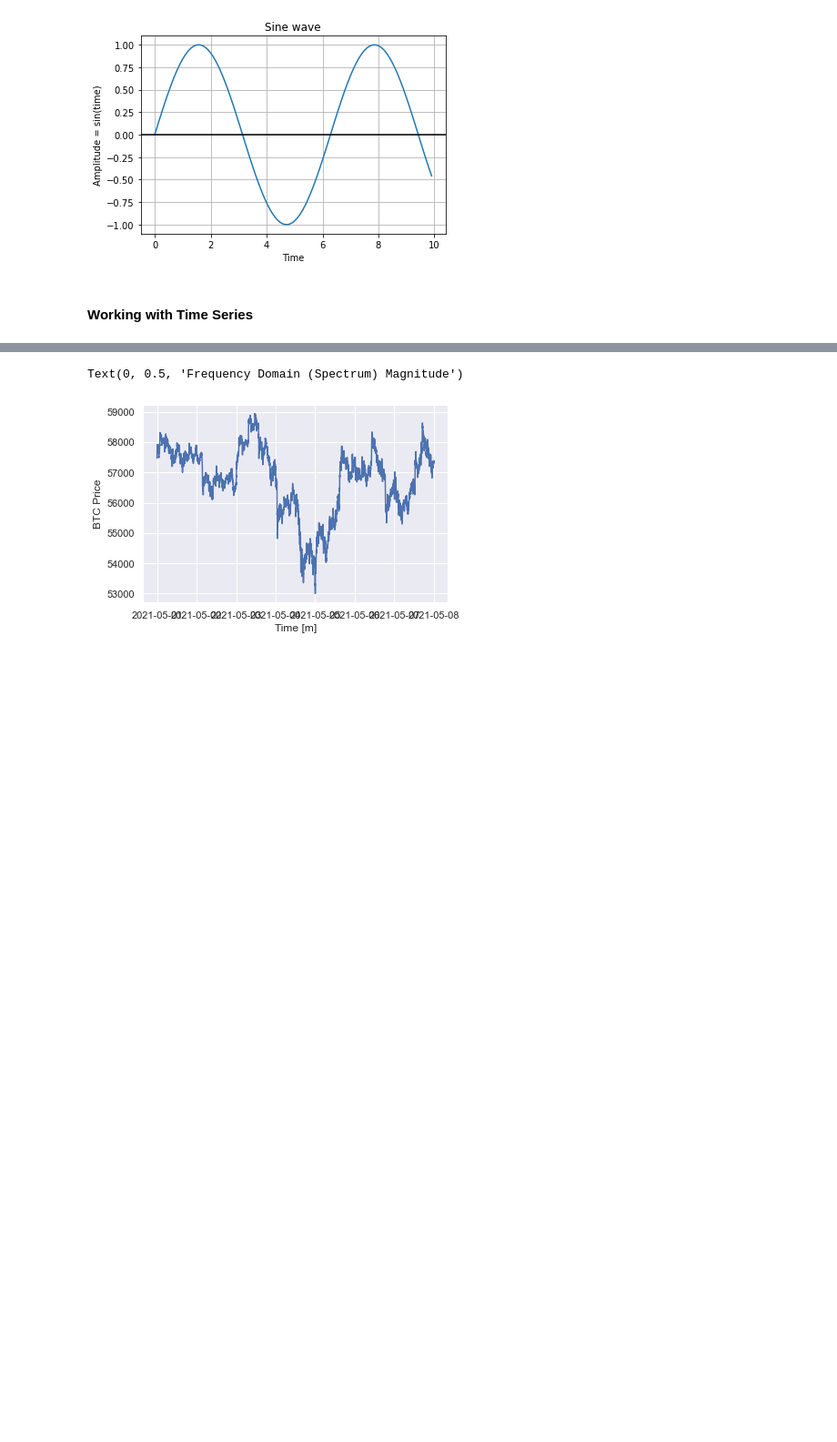
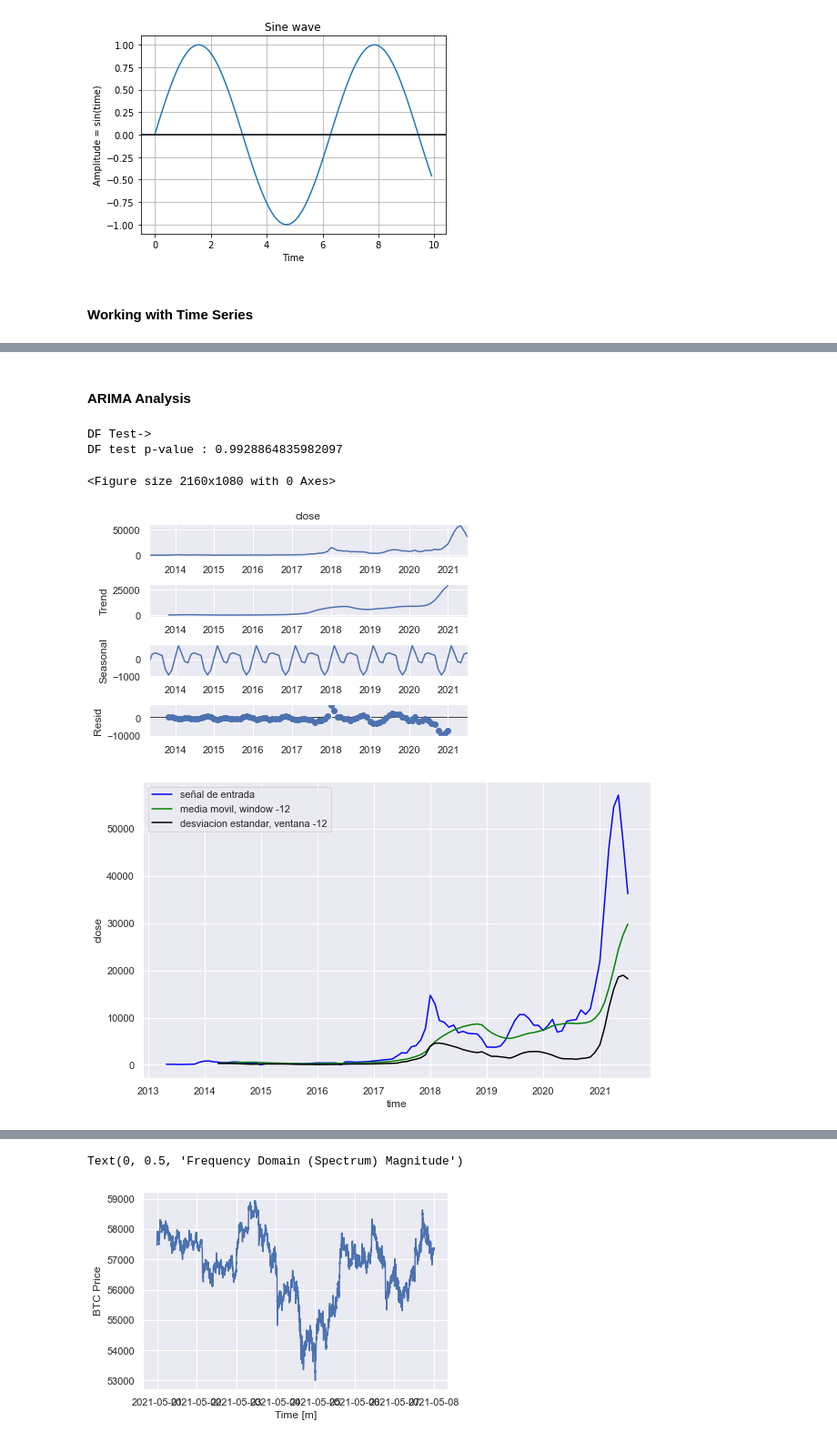
Before and after one commit to sebastianchaves/tp-ps-2021, a Jupyter notebook: trabajo-practico.ipynb, the cells around one changed output, grey strips where cells are left out. Shown: that part at 91% size. Saved outputs shown, nothing was run; the diff lists cells and outputs as text; code cells hidden in the pictures; blank space fills up the shorter version.

Commit message:
some analysis

```diff
--- a/trabajo-practico.ipynb
+++ b/trabajo-practico.ipynb
@@ -162,0 +231,28 @@ data = pd.read_csv("./btcusd/btcusd.csv")
+# %% [markdown]
+#### ARIMA Analysis
+# %%
+def decompose(series):
+    plt.figure(figsize = (30,15))
+    seasonal_decompose(series).plot()
+    plt.show()
+
+def DFTest(series):
+    testdf = adfuller(series)
+    print("DF test p-value : %.16f" %testdf[1] )
+
+def plots(series):
+    plt.figure(figsize = (10,6))
+    sns.lineplot(data = series, color = 'blue', label = 'señal de entrada')
+    sns.lineplot(data = series.rolling(window = 12).mean(), color = 'green', label = 'media movil, window -12')
+    sns.lineplot(data = series.rolling(window = 12).std(), color = 'black', label = 'desviacion estandar, ventana -12')
+
+print("DF Test->")
+DFTest(prices)
+decompose(prices)
+plots(prices)
+# %% [output]
+DF Test->
+DF test p-value : 0.9928864835982097
+<Figure size 2160x1080 with 0 Axes>
+[figure, added]
+[figure, added]
```
Also changed, not shown: parts of 14 cells of this notebook.
